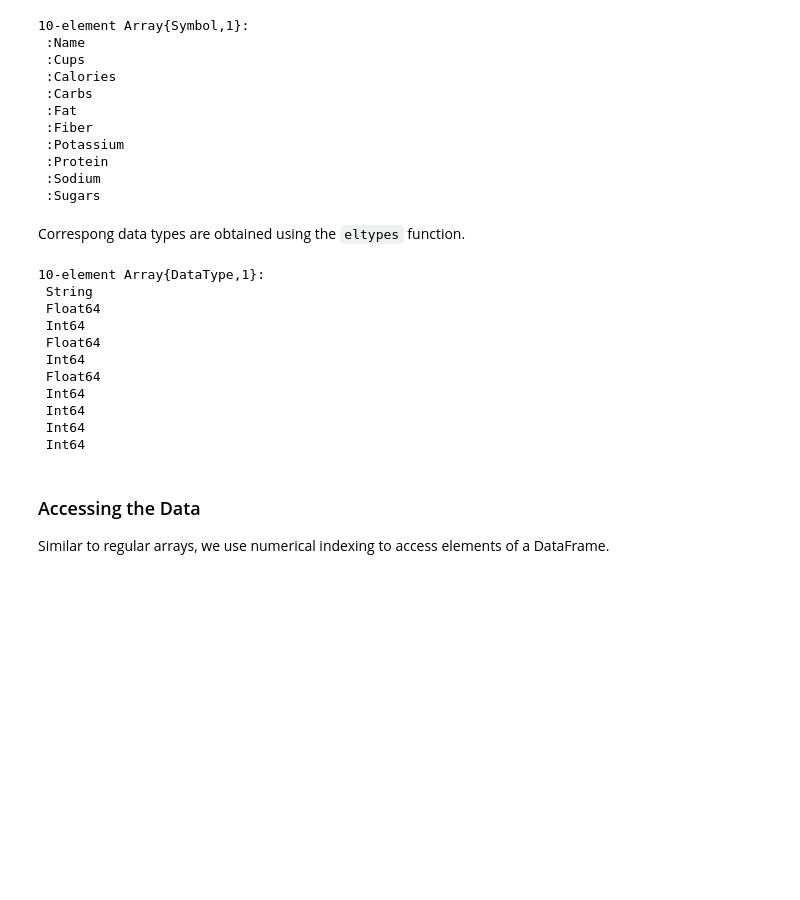
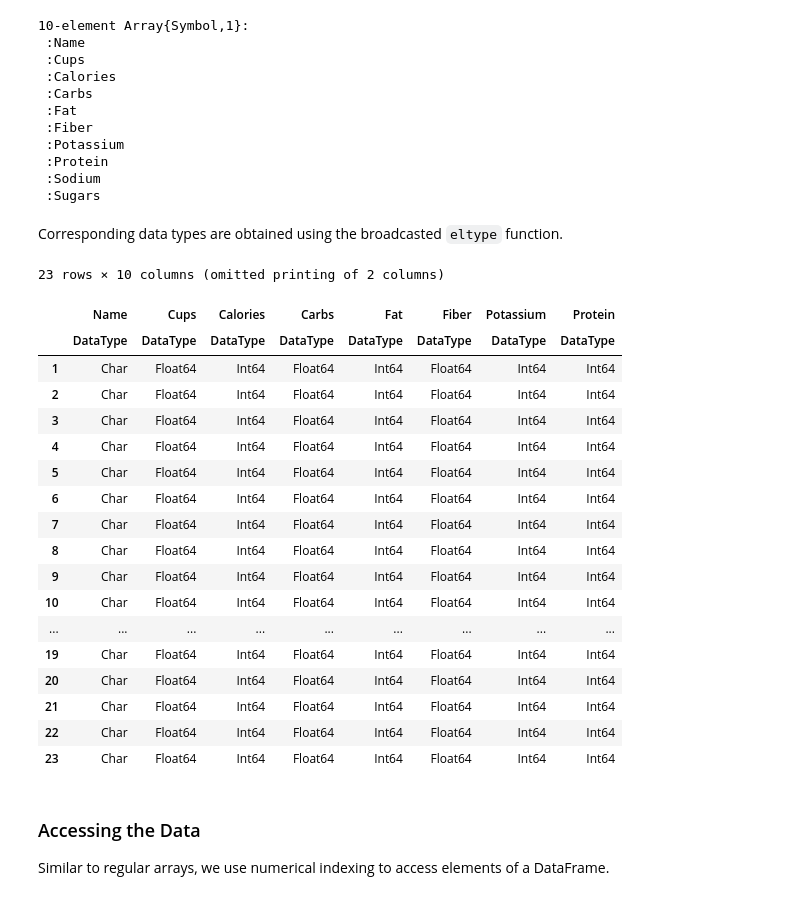
Before and after one commit to jump-dev/JuMPTutorials.jl, a Jupyter notebook: notebook/using_JuMP/working_with_data_files.ipynb, the cells around one changed output. Saved outputs shown, nothing was run; the diff lists cells and outputs as text; code cells hidden in the pictures; blank space fills up the shorter version.

```diff
--- a/notebook/using_JuMP/working_with_data_files.ipynb
+++ b/notebook/using_JuMP/working_with_data_files.ipynb
@@ -172,7 +167,7 @@ delim_df = CSV.read("data/Soccer.txt", delim = "::")
 # %% [markdown]
 Note that by default, are read-only. If we wish to make changes to the data read, we pass the `copycols = true` arguement in the function call.
 # %%
-ss_df = CSV.read("data/Cereal.txt", copycols = true)
+ss_df = CSV.read(joinpath(data_dir, "Cereal.txt"), copycols = true)
 # %% [output]
 23 rows × 10 columns (omitted printing of 2 columns)
 |  | Name | Cups | Calories | Carbs | Fat | Fiber | Potassium | Protein |
@@ -244,21 +239,29 @@ names(ss_df)
  :Sodium
  :Sugars
 # %% [markdown]
-Correspong data types are obtained using the `eltypes` function.
+Corresponding data types are obtained using the broadcasted `eltype` function.
 # %%
-eltypes(ss_df)
+eltype.(ss_df)
 # %% [output]
-10-element Array{DataType,1}:
- String
- Float64
- Int64
- Float64
- Int64
- Float64
- Int64
- Int64
- Int64
- Int64
+23 rows × 10 columns (omitted printing of 2 columns)
+|  | Name | Cups | Calories | Carbs | Fat | Fiber | Potassium | Protein |
+|  | DataType | DataType | DataType | DataType | DataType | DataType | DataType | DataType |
+| 1 | Char | Float64 | Int64 | Float64 | Int64 | Float64 | Int64 | Int64 |
+| 2 | Char | Float64 | Int64 | Float64 | Int64 | Float64 | Int64 | Int64 |
+| 3 | Char | Float64 | Int64 | Float64 | Int64 | Float64 | Int64 | Int64 |
+| 4 | Char | Float64 | Int64 | Float64 | Int64 | Float64 | Int64 | Int64 |
+| 5 | Char | Float64 | Int64 | Float64 | Int64 | Float64 | Int64 | Int64 |
+| 6 | Char | Float64 | Int64 | Float64 | Int64 | Float64 | Int64 | Int64 |
+| 7 | Char | Float64 | Int64 | Float64 | Int64 | Float64 | Int64 | Int64 |
+| 8 | Char | Float64 | Int64 | Float64 | Int64 | Float64 | Int64 | Int64 |
+| 9 | Char | Float64 | Int64 | Float64 | Int64 | Float64 | Int64 | Int64 |
+| 10 | Char | Float64 | Int64 | Float64 | Int64 | Float64 | Int64 | Int64 |
+| ... | ... | ... | ... | ... | ... | ... | ... | ... |
+| 19 | Char | Float64 | Int64 | Float64 | Int64 | Float64 | Int64 | Int64 |
+| 20 | Char | Float64 | Int64 | Float64 | Int64 | Float64 | Int64 | Int64 |
+| 21 | Char | Float64 | Int64 | Float64 | Int64 | Float64 | Int64 | Int64 |
+| 22 | Char | Float64 | Int64 | Float64 | Int64 | Float64 | Int64 | Int64 |
+| 23 | Char | Float64 | Int64 | Float64 | Int64 | Float64 | Int64 | Int64 |
 # %% [markdown]
 ### Accessing the Data
 Similar to regular arrays, we use numerical indexing to access elements of a DataFrame.
```
Also changed, not shown: parts of 14 cells of this notebook, 4 other files.
